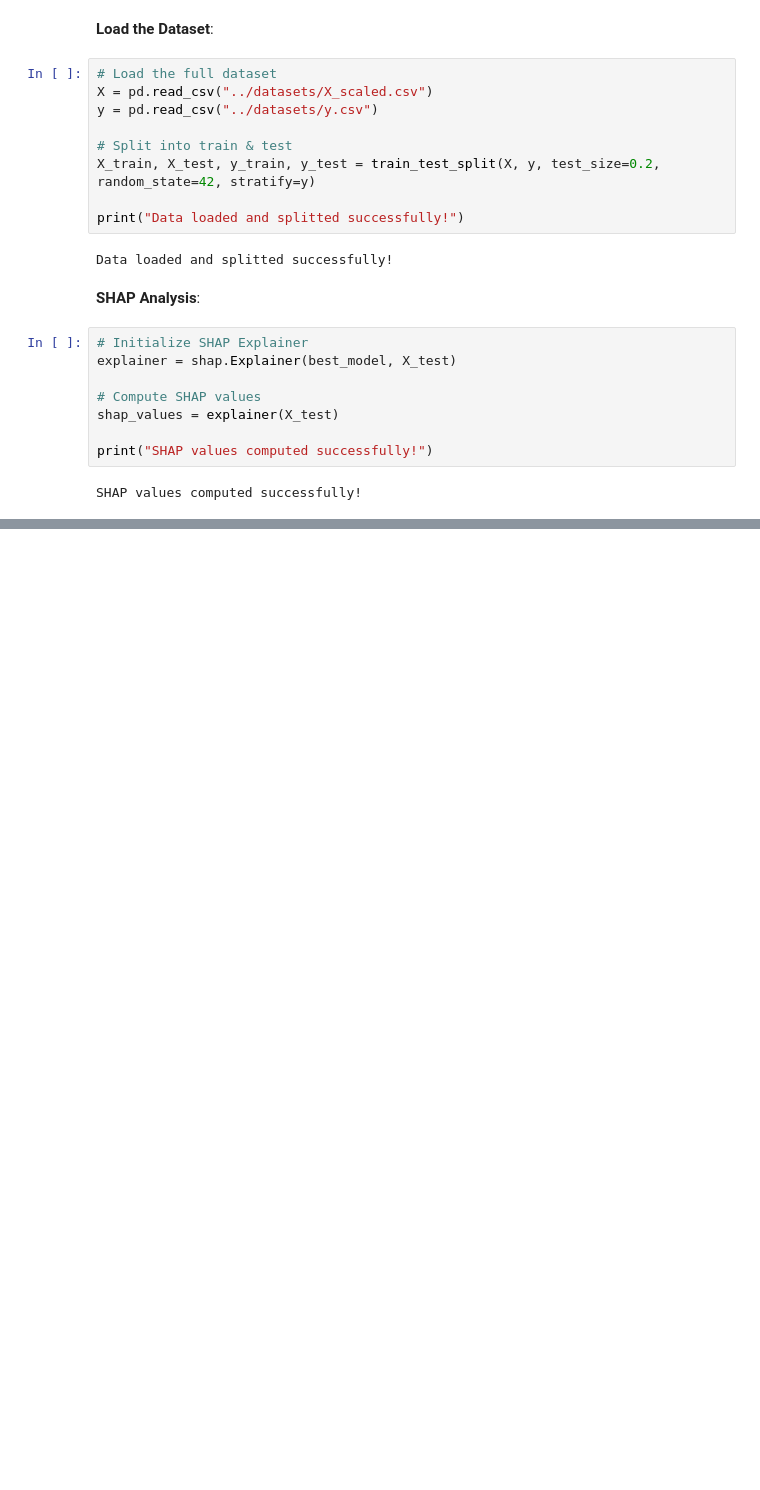
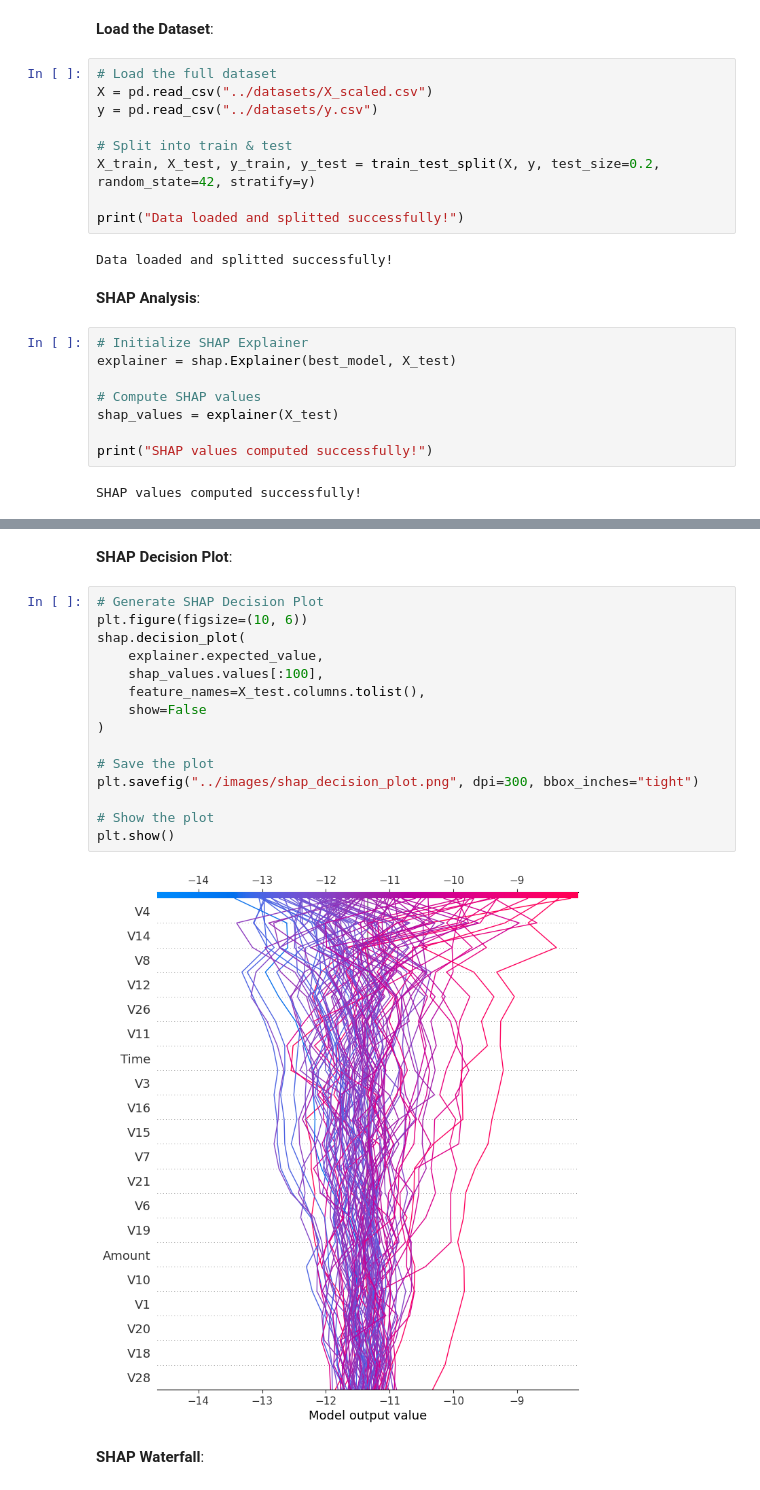
Before and after one commit to otuemre/FraudDetectAI, a Jupyter notebook: src/notebooks/04_Feature_Importance.ipynb, the cells around one changed output, grey strips where cells are left out. Saved outputs shown, nothing was run; the diff lists cells and outputs as text; blank space fills up the shorter version.

```diff
--- a/src/notebooks/04_Feature_Importance.ipynb
+++ b/src/notebooks/04_Feature_Importance.ipynb
@@ -74,0 +150,21 @@ SHAP values computed successfully!
+# %% [markdown]
+**SHAP Decision Plot**:
+# %%
+# Generate SHAP Decision Plot
+plt.figure(figsize=(10, 6))
+shap.decision_plot(
+    explainer.expected_value,
+    shap_values.values[:100],
+    feature_names=X_test.columns.tolist(),
+    show=False
+)
+
+# Save the plot
+plt.savefig("../images/shap_decision_plot.png", dpi=300, bbox_inches="tight")
+
+# Show the plot
+plt.show()
+# %% [output]
+[figure, added]
+# %% [markdown]
+**SHAP Waterfall**:
```
Also changed, not shown: parts of 10 cells of this notebook, 5 other files.
